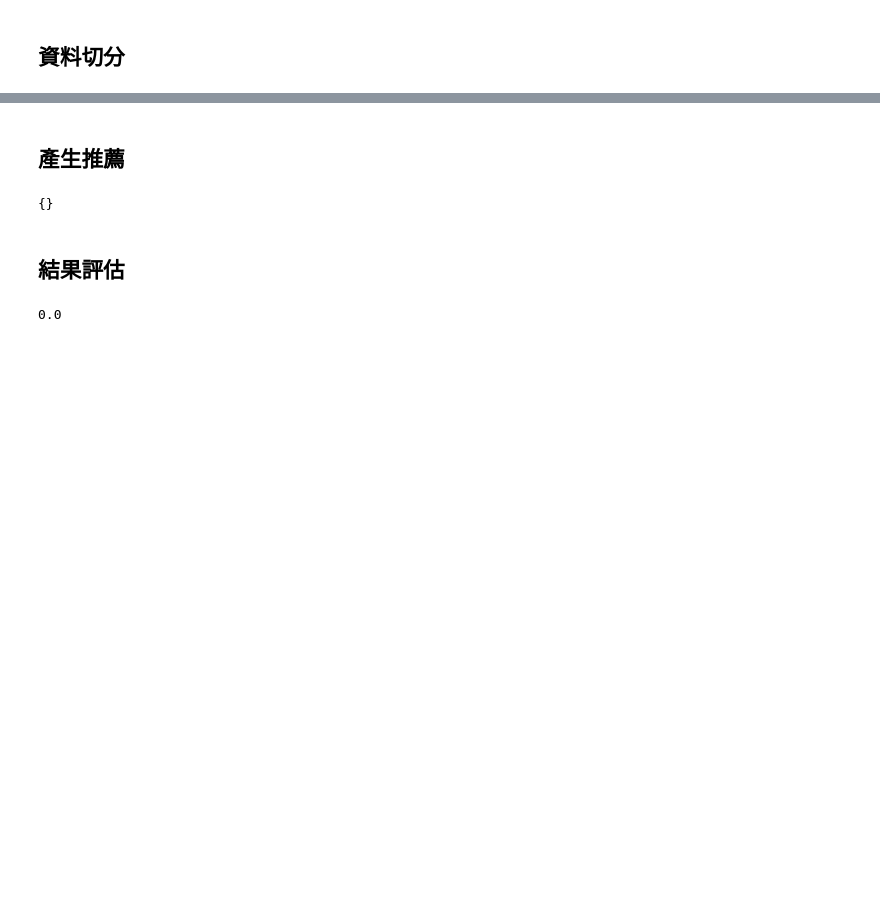
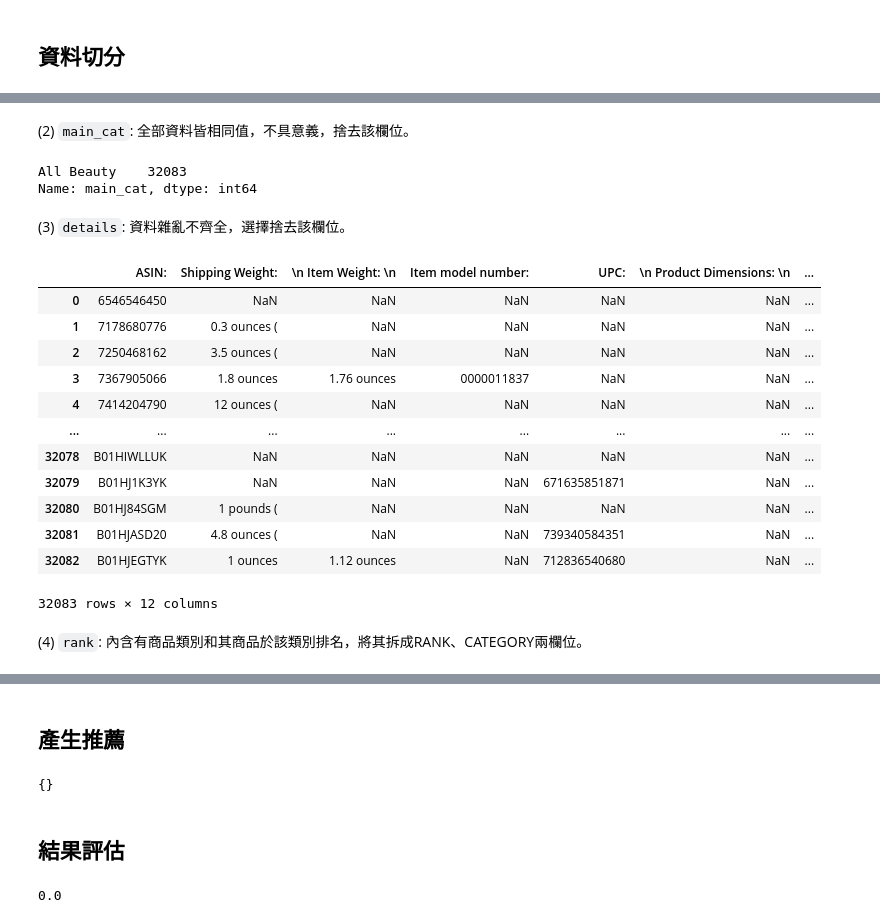
Before and after one commit to yeha98555/data-course-sample, a Jupyter notebook: S4/A4_content-based.ipynb, the cells around one changed output, grey strips where cells are left out. Cells and saved outputs as stored; diff of their text form; code cells hidden in the pictures; blank space fills up the shorter version.

```diff
--- a/S4/A4_content-based.ipynb
+++ b/S4/A4_content-based.ipynb
@@ -63,0 +270,3 @@ users = list(ratings_testings_by_user.keys())
+# %%
+metadata = pd.merge(season_data, metadata, left_on="asin", right_on="asin", how='right')
+metadata['SEASON'].fillna('None', inplace=True)
@@ -63,0 +312,2 @@ users = list(ratings_testings_by_user.keys())
+# %%
+metadata = metadata.drop(['category', 'tech1', 'fit', 'tech2', 'feature', 'date', 'imageURLHighRes'], axis=1)
@@ -63,0 +323,29 @@ users = list(ratings_testings_by_user.keys())
+# %%
+metadata = metadata.drop(metadata[metadata['title'] == ''].index).reset_index(drop=True)
+# %% [markdown]
+(2) `main_cat`: 全部資料皆相同值，不具意義，捨去該欄位。
+# %%
+metadata['main_cat'].value_counts()
+# %% [output]
+All Beauty    32083
+Name: main_cat, dtype: int64
+# %%
+metadata = metadata.drop(['main_cat'], axis=1)
+# %% [markdown]
+(3) `details`: 資料雜亂不齊全，選擇捨去該欄位。
+# %%
+metadata['details'].apply(pd.Series)
+# %% [output]
+|  | ASIN: | Shipping Weight: | \n Item Weight: \n | Item model number: | UPC: | \n Product Dimensions: \n | ... |
+| 0 | 6546546450 | NaN | NaN | NaN | NaN | NaN | ... |
+| 1 | 7178680776 | 0.3 ounces ( | NaN | NaN | NaN | NaN | ... |
+| 2 | 7250468162 | 3.5 ounces ( | NaN | NaN | NaN | NaN | ... |
+| 3 | 7367905066 | 1.8 ounces | 1.76 ounces | 0000011837 | NaN | NaN | ... |
+| 4 | 7414204790 | 12 ounces ( | NaN | NaN | NaN | NaN | ... |
+| ... | ... | ... | ... | ... | ... | ... | ... |
+| 32078 | B01HIWLLUK | NaN | NaN | NaN | NaN | NaN | ... |
+| 32079 | B01HJ1K3YK | NaN | NaN | NaN | 671635851871 | NaN | ... |
+| 32080 | B01HJ84SGM | 1 pounds ( | NaN | NaN | NaN | NaN | ... |
+| 32081 | B01HJASD20 | 4.8 ounces ( | NaN | NaN | 739340584351 | NaN | ... |
+| 32082 | B01HJEGTYK | 1 ounces | 1.12 ounces | NaN | 712836540680 | NaN | ... |
+32083 rows × 12 columns
@@ -63,0 +354,2 @@ users = list(ratings_testings_by_user.keys())
+# %% [markdown]
+(4) `rank`: 內含有商品類別和其商品於該類別排名，將其拆成RANK、CATEGORY兩欄位。
```
Also changed, not shown: parts of 83 cells of this notebook.
